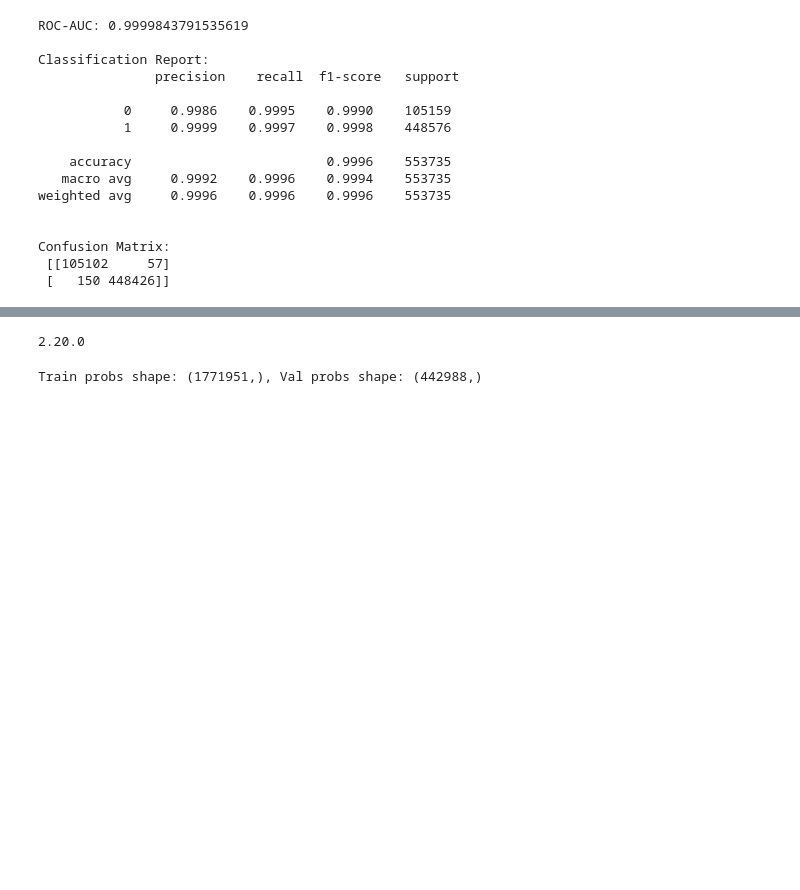
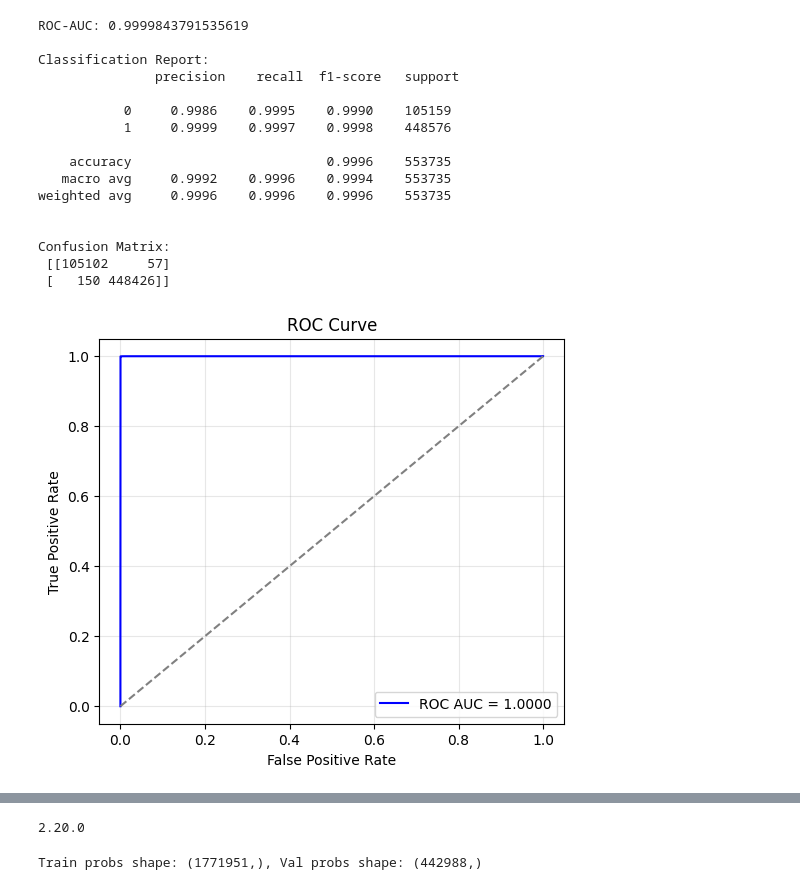
Before and after one commit to bintangpandu14/CICIDS2017---IPSML, a Jupyter notebook: notebooks/04_LightGBM-Snort(TensorFlow).ipynb, the cells around one changed output, grey strips where cells are left out. Saved outputs shown, nothing was run; the diff lists cells and outputs as text; code cells hidden in the pictures; blank space fills up the shorter version.

```diff
--- a/notebooks/04_LightGBM-Snort(TensorFlow).ipynb
+++ b/notebooks/04_LightGBM-Snort(TensorFlow).ipynb
@@ -98,3 +97,83 @@ weighted avg     0.9996    0.9996    0.9996    553735
 Confusion Matrix:
  [[105102     57]
  [   150 448426]]
+# %%
+# === Cell 5: Evaluasi Visual Lengkap untuk LightGBM ===
+
+import matplotlib.pyplot as plt
+from sklearn.metrics import (
+    roc_curve, auc,
+    precision_recall_curve, average_precision_score,
+    confusion_matrix
+)
+from sklearn.calibration import calibration_curve
+import numpy as np
+
+# ---------------- ROC Curve ----------------
+fpr, tpr, _ = roc_curve(y_test, y_prob)
+roc_auc = auc(fpr, tpr)
+
+plt.figure(figsize=(6,5))
+plt.plot(fpr, tpr, color="blue", label=f"ROC AUC = {roc_auc:.4f}")
+plt.plot([0,1], [0,1], linestyle="--", color="gray")
+plt.title("ROC Curve")
+plt.xlabel("False Positive Rate")
+plt.ylabel("True Positive Rate")
+plt.legend()
+plt.grid(alpha=0.3)
+plt.show()
+
+
+# ---------------- Precision–Recall Curve ----------------
+precision, recall, _ = precision_recall_curve(y_test, y_prob)
+ap = average_precision_score(y_test, y_prob)
+
+plt.figure(figsize=(6,5))
+plt.plot(recall, precision, color="blue")
+plt.title(f"Precision–Recall Curve (AP = {ap:.4f})")
+plt.xlabel("Recall")
+plt.ylabel("Precision")
+plt.grid(alpha=0.3)
+plt.show()
+
+
+# ---------------- Confusion Matrix (Blue–White) ----------------
+cm = confusion_matrix(y_test, y_pred)
+
+plt.figure(figsize=(7,5))
+plt.imshow(cm, cmap="Blues")
+plt.title("Confusion Matrix")
+plt.colorbar()
+
+# Labeling
+classes = [0, 1]
+tick_marks = np.arange(len(classes))
+plt.xticks(tick_marks, classes)
+plt.yticks(tick_marks, classes)
+plt.xlabel("Predicted")
+plt.ylabel("Actual")
+
+# Tulisan angka
+for i in range(len(classes)):
+    for j in range(len(classes)):
+        plt.text(j, i, cm[i, j],
+                 ha="center", va="center",
+                 color="black", fontsize=12)
+
+plt.show()
+
+
+# ---------------- Calibration Plot ----------------
+prob_true, prob_pred = calibration_curve(y_test, y_prob, n_bins=10)
+
+plt.figure(figsize=(6,5))
+plt.plot(prob_pred, prob_true, marker='o', label="Model", color="blue")
+plt.plot([0,1], [0,1], "--", color="black", label="Perfect")
+plt.title("Calibration Plot (Test)")
+plt.xlabel("Mean Predicted Probability")
+plt.ylabel("Fraction of Positives")
+plt.legend()
+plt.grid(alpha=0.3)
+plt.show()
+# %% [output]
+[figure, added]
```
Also changed, not shown: parts of 9 cells of this notebook, 9 other files.
